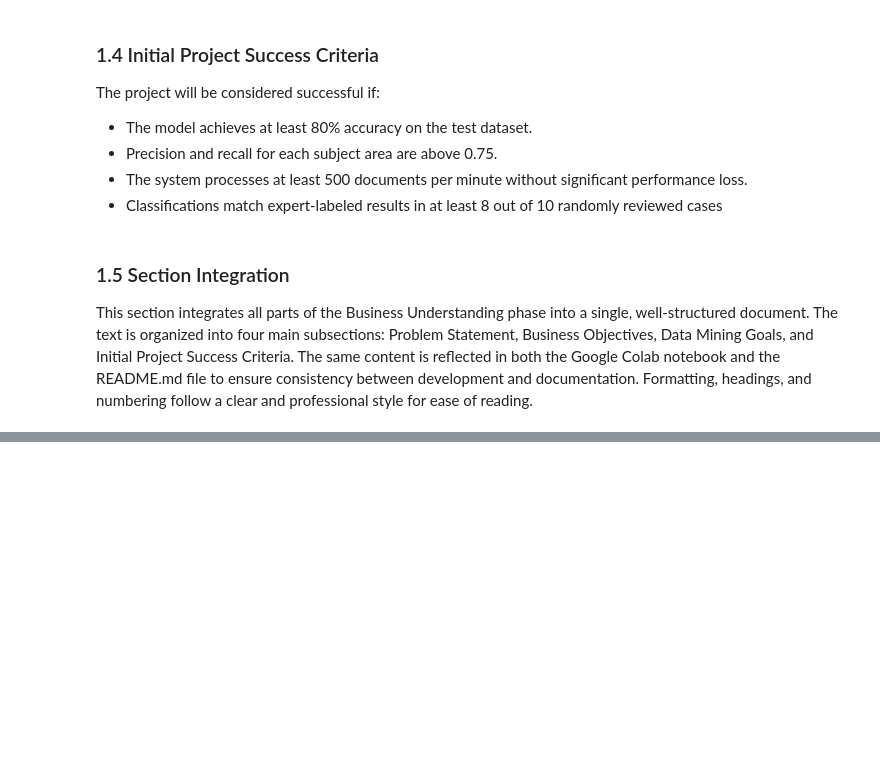
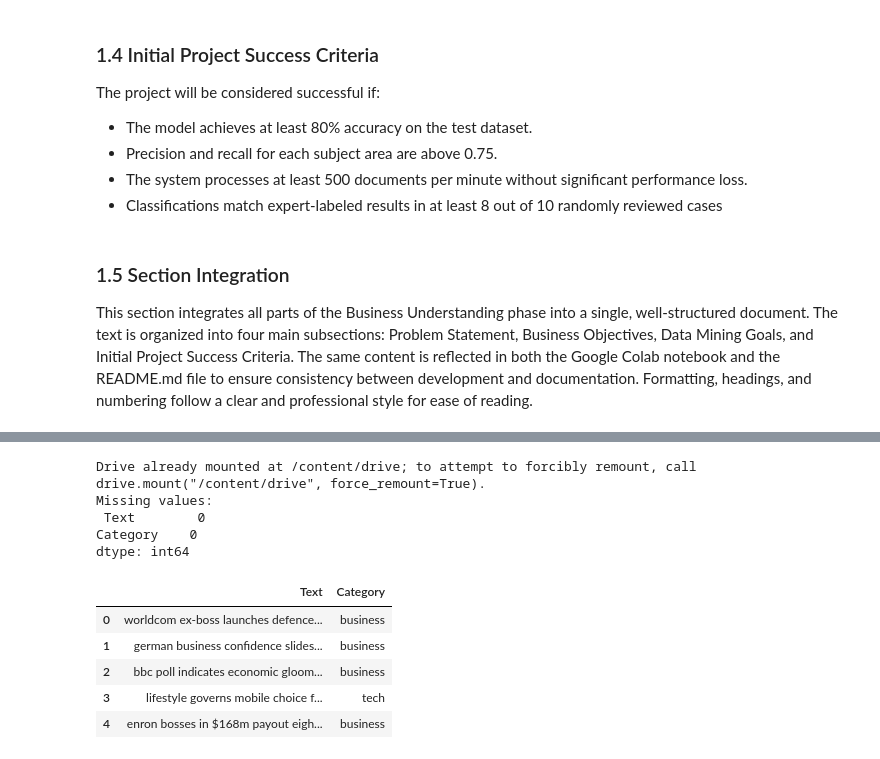
Before and after one commit to George-banda/Blood-donation-web, a Jupyter notebook: classification_of_domain_subject_area_reference.ipynb, the cells around one changed output, grey strips where cells are left out. Drawn from its saved outputs; the diff is of its cells as text; code cells hidden in the pictures; blank space fills up the shorter version.

```diff
--- a/classification_of_domain_subject_area_reference.ipynb
+++ b/classification_of_domain_subject_area_reference.ipynb
@@ -59,0 +220,32 @@ FileNotFoundError: [Errno 2] No such file or directory: '/content/drive/MyDrive/
+# %%
+# 1. Load and Inspect Data
+import pandas as pd
+from google.colab import drive
+
+# Mount Google Drive
+drive.mount('/content/drive')
+
+# Load dataset
+file_path = '/content/drive/MyDrive/BBC News Train.csv'
+df = pd.read_csv(file_path)
+
+# Select only relevant columns
+df = df[['Text', 'Category']]
+
+# Check for missing values
+print("Missing values:\n", df.isnull().sum())
+
+# Display first few rows
+df.head()
+# %% [output]
+Drive already mounted at /content/drive; to attempt to forcibly remount, call drive.mount("/content/drive", force_remount=True).
+Missing values:
+ Text        0
+Category    0
+dtype: int64
+|  | Text | Category |
+| 0 | worldcom ex-boss launches defence... | business |
+| 1 | german business confidence slides... | business |
+| 2 | bbc poll indicates economic gloom... | business |
+| 3 | lifestyle governs mobile choice f... | tech |
+| 4 | enron bosses in $168m payout eigh... | business |
```
Also changed, not shown: parts of 28 cells of this notebook.
